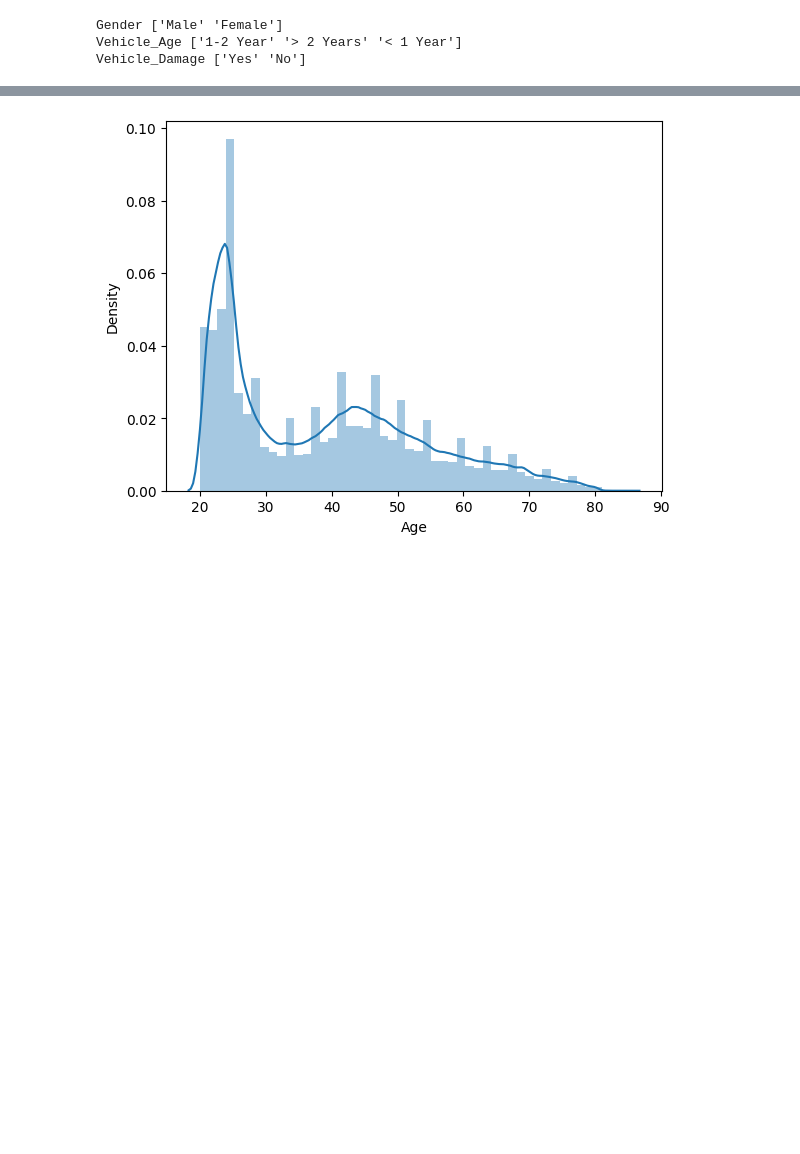
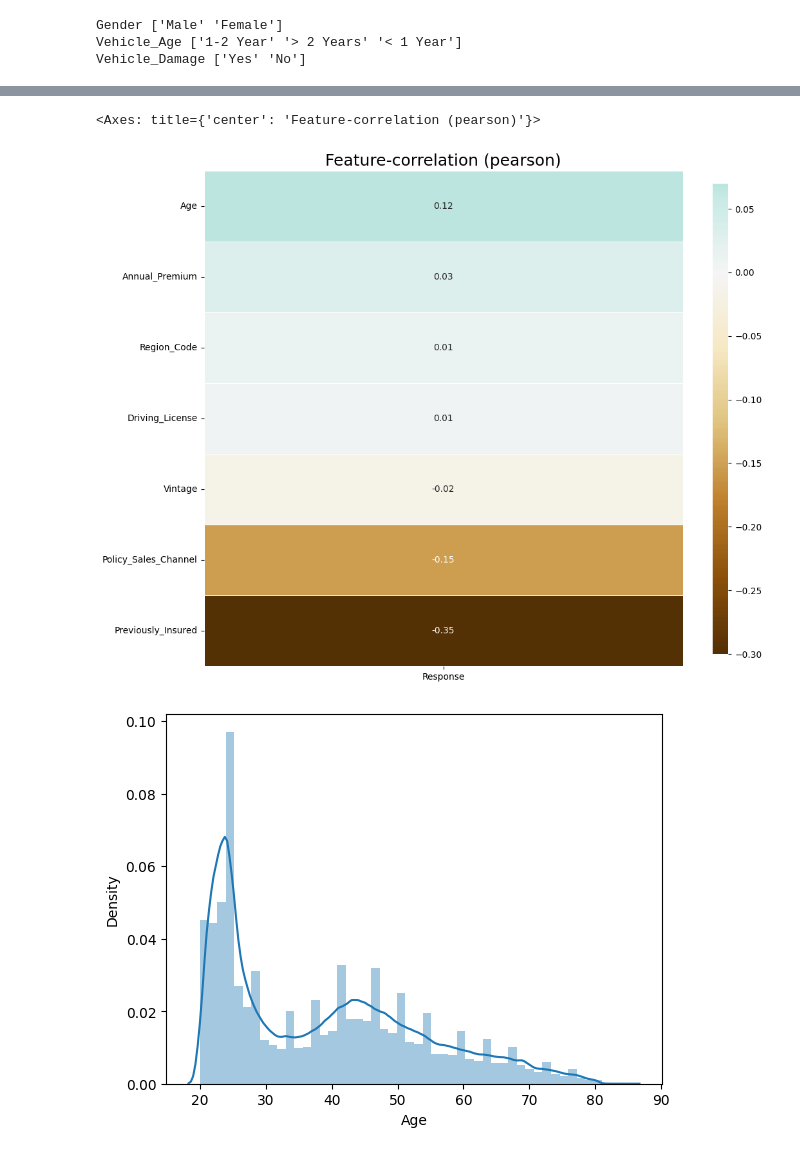
Before and after one commit to lalitha-sahitya/Predicting-Insurance-Premiums, a Jupyter notebook: Insurance_classification.ipynb, the cells around one changed output, grey strips where cells are left out. Saved outputs shown, nothing was run; the diff lists cells and outputs as text; code cells hidden in the pictures; blank space fills up the shorter version.

```diff
--- a/Insurance_classification.ipynb
+++ b/Insurance_classification.ipynb
@@ -140,3 +201,8 @@ for i in data.select_dtypes(include='object').columns:
+# %%
+klib.corr_plot(data,target='Response')
+# %% [output]
+<Axes: title={'center': 'Feature-correlation (pearson)'}>
+[figure, added]
 # %%
 for i in data.select_dtypes(include='number').columns:
   sns.distplot(data[i])
```
Also changed, not shown: parts of 20 cells of this notebook.
